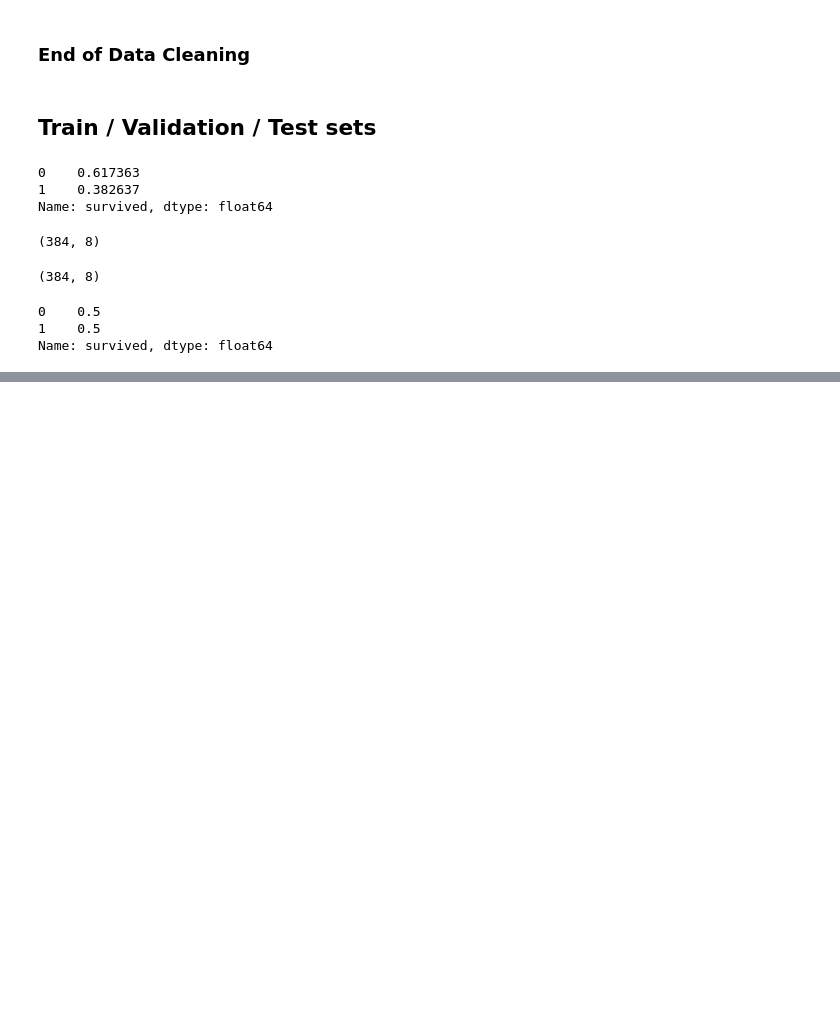
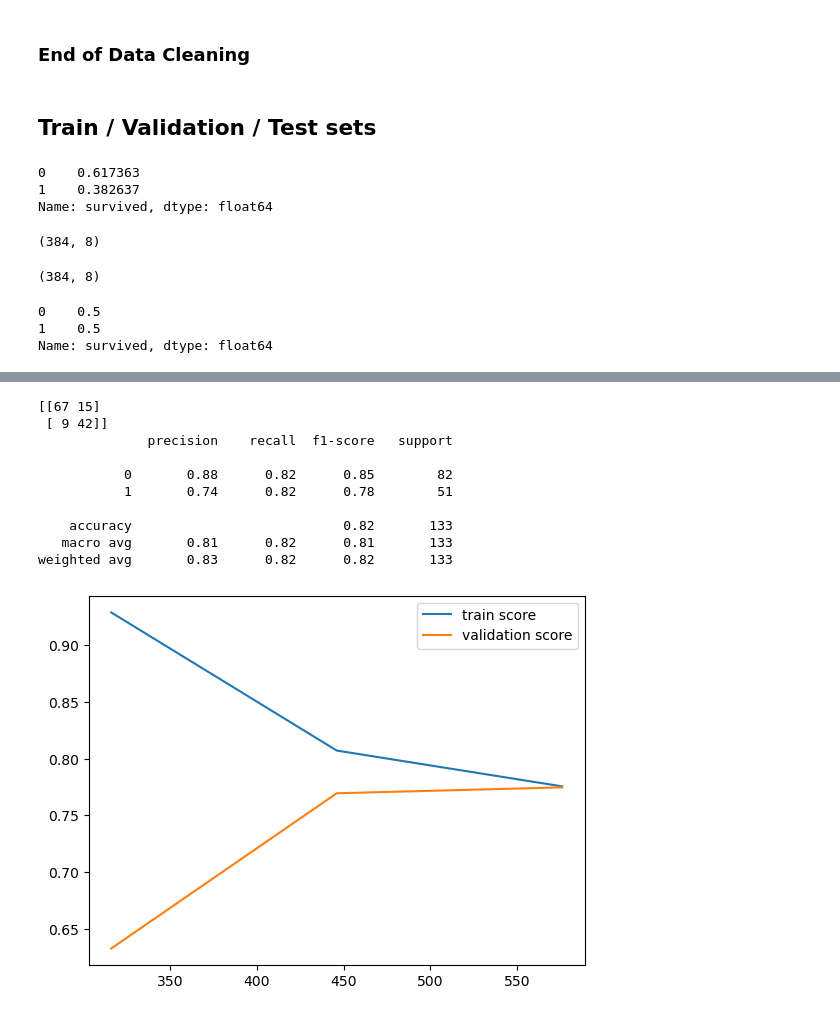
Before and after one commit to Nacim-B/Titanic, a Jupyter notebook: titanic_v3_advanced.ipynb, the cells around one changed output, grey strips where cells are left out. Cells and saved outputs as stored; diff of their text form; code cells hidden in the pictures; blank space fills up the shorter version.

```diff
--- a/titanic_v3_advanced.ipynb
+++ b/titanic_v3_advanced.ipynb
@@ -496,0 +532,18 @@ y_train_final = df_temp['survived']
+# %%
+from sklearn.linear_model import LogisticRegression
+
+log_regression = LogisticRegression(random_state=seed)
+# %%
+evaluation(log_regression)
+# %% [output]
+[[67 15]
+ [ 9 42]]
+              precision    recall  f1-score   support
+
+           0       0.88      0.82      0.85        82
+           1       0.74      0.82      0.78        51
+
+    accuracy                           0.82       133
+   macro avg       0.81      0.82      0.81       133
+weighted avg       0.83      0.82      0.82       133
+[figure, added]
```
Also changed, not shown: parts of 13 cells of this notebook.
